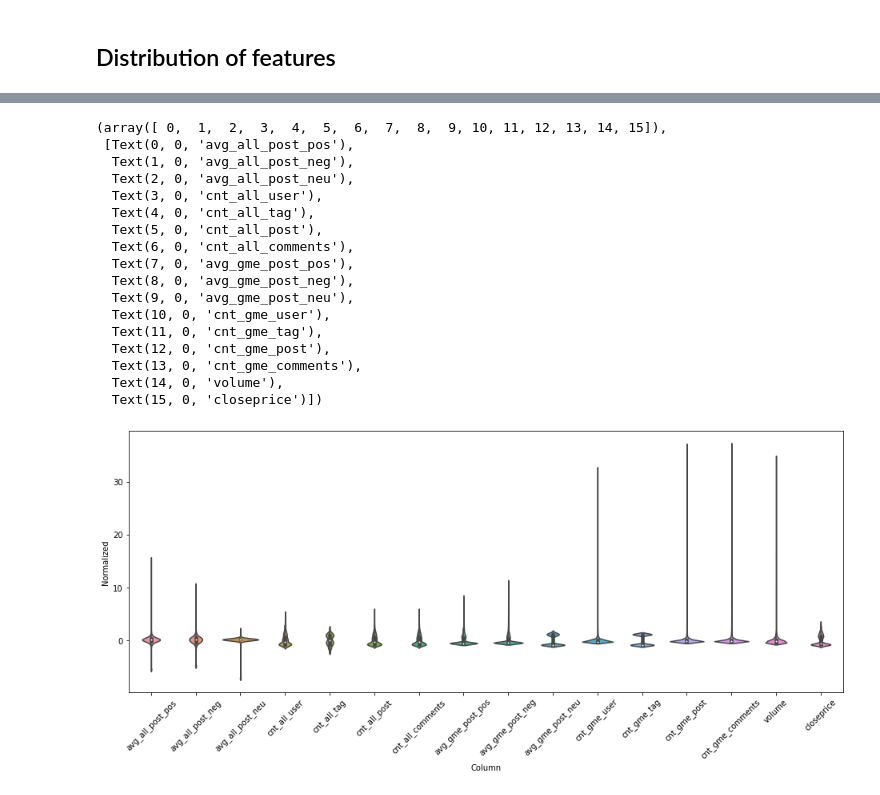
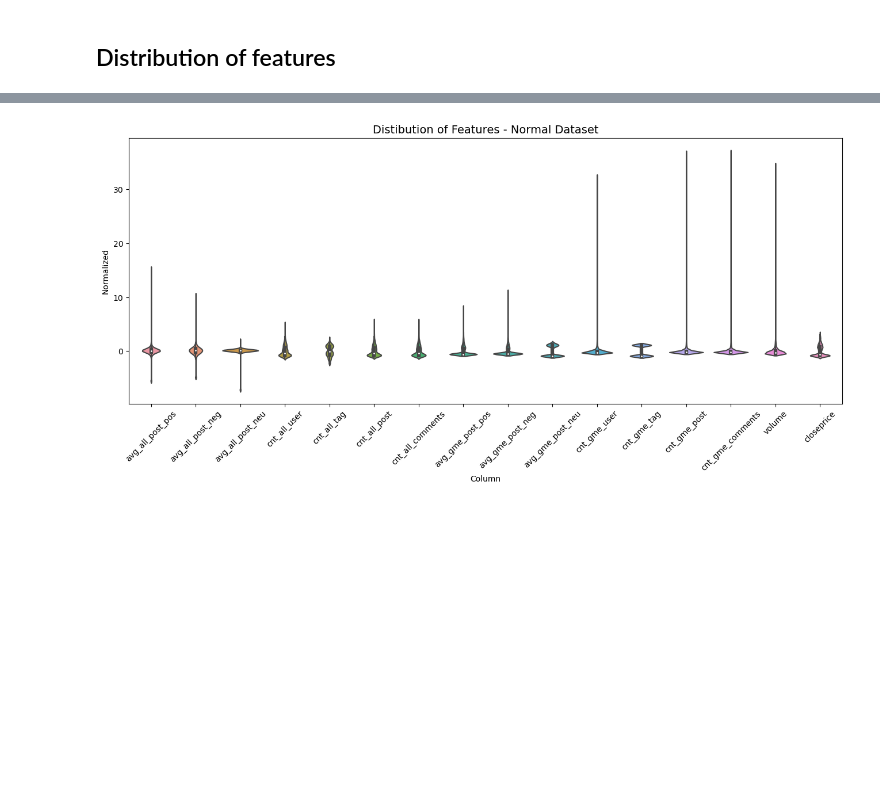
Before and after one commit to brijow/foobar-gamestop, a Jupyter notebook: notebooks/data-mining.ipynb, the cells around one changed output, grey strips where cells are left out. Cells and saved outputs as stored; diff of their text form; code cells hidden in the pictures; blank space fills up the shorter version.

```diff
--- a/notebooks/data-mining.ipynb
+++ b/notebooks/data-mining.ipynb
@@ -40,7 +40,12 @@ heatmap.set_title('Triangle Correlation Heatmap', fontdict={'fontsize':18}, pad=
 Text(0.5, 1.0, 'Triangle Correlation Heatmap')
 [figure]
 # %%
-plt.figure(figsize=(8, 12))
+plt.figure(figsize=(6, 8))
+plt.style.use('default')
 heatmap = sns.heatmap(corr_matrix[['closeprice']].sort_values(by='closeprice', ascending=False), vmin=-1, vmax=1, annot=True, cmap='BrBG')
-heatmap.set_title('Features Correlating with Close Price', fontdict={'fontsize':18}, pad=16)
+heatmap.set_title('Features Correlating with Close Price', fontdict={'fontsize':16}, pad=16)
+
+if not os.path.isdir('figures'):
+    os.mkdir('figures')
+plt.savefig("figures/features-corr.pdf",dpi=300, bbox_inches='tight')
 # %% [output]
@@ -107,30 +117,18 @@ test_df[label_cols].plot()
 # %%
 # Visualize the ditribution of the features in the train dataset
 df_std = (train_df - train_df.mean()) / train_df.std()
 df_std = df_std.melt(var_name='Column', value_name='Normalized')
 
 plt.figure(figsize=(16, 6))
-ax = sns.violinplot(x='Column', y='Normalized', data=df_std)
+sns.violinplot(x='Column', y='Normalized', data=df_std)
 plt.xticks(rotation=45)
+plt.title('Distibution of Features - Normal Dataset', fontsize=14)
+
+if not os.path.isdir('figures'):
+    os.mkdir('figures')
+plt.savefig("figures/feature-dist-normal.pdf",dpi=300, bbox_inches='tight')
 # %% [output]
-(array([ 0,  1,  2,  3,  4,  5,  6,  7,  8,  9, 10, 11, 12, 13, 14, 15]),
- [Text(0, 0, 'avg_all_post_pos'),
-  Text(1, 0, 'avg_all_post_neg'),
-  Text(2, 0, 'avg_all_post_neu'),
-  Text(3, 0, 'cnt_all_user'),
-  Text(4, 0, 'cnt_all_tag'),
-  Text(5, 0, 'cnt_all_post'),
-  Text(6, 0, 'cnt_all_comments'),
-  Text(7, 0, 'avg_gme_post_pos'),
-  Text(8, 0, 'avg_gme_post_neg'),
-  Text(9, 0, 'avg_gme_post_neu'),
-  Text(10, 0, 'cnt_gme_user'),
-  Text(11, 0, 'cnt_gme_tag'),
-  Text(12, 0, 'cnt_gme_post'),
-  Text(13, 0, 'cnt_gme_comments'),
-  Text(14, 0, 'volume'),
-  Text(15, 0, 'closeprice')])
-[figure, old version]
+[figure, new version]
 # %%
 # distribution of features in test dataset
 df_std = (test_df - test_df.mean()) / test_df.std()
```
Also changed, not shown: parts of 3 cells of this notebook, 7 other files.
